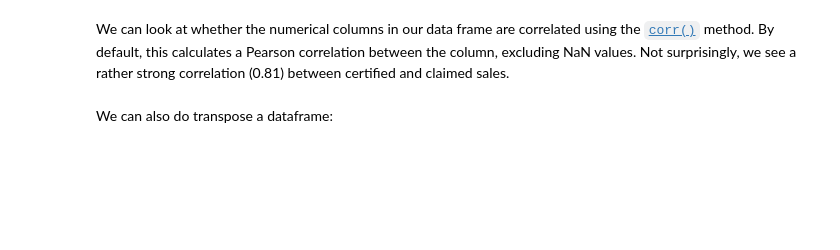
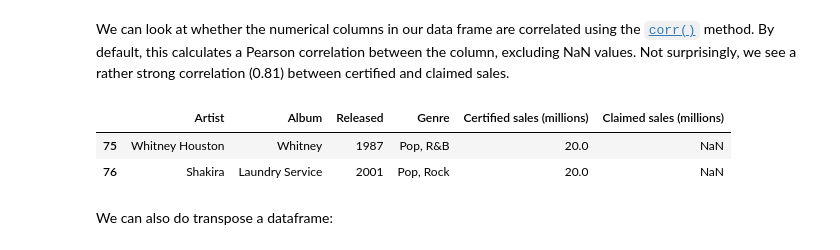
Before and after one commit to noah18c/Data_analysis, a Jupyter notebook: clinic_1/pandas-tutorial/clinic1-inclass.ipynb, the cells around one changed output. Cells and saved outputs as stored; diff of their text form; code cells hidden in the pictures; blank space fills up the shorter version.

```diff
--- a/clinic_1/pandas-tutorial/clinic1-inclass.ipynb
+++ b/clinic_1/pandas-tutorial/clinic1-inclass.ipynb
@@ -593,6 +1065,11 @@ hit_albums["Artist"].value_counts()
 We can look at whether the numerical columns in our data frame are correlated using the [`corr()`](http://pandas.pydata.org/pandas-docs/stable/generated/pandas.DataFrame.corr.html) method. By default, this calculates a Pearson correlation between the column, excluding NaN values. Not surprisingly, we see a rather strong correlation (0.81) between certified and claimed sales.
 # %%
 hit_albums.iloc[:,-2:].corr()
+hit_albums.iloc[-2:,:]
+# %% [output]
+|  | Artist | Album | Released | Genre | Certified sales (millions) | Claimed sales (millions) |
+| 75 | Whitney Houston | Whitney | 1987 | Pop, R&B | 20.0 | NaN |
+| 76 | Shakira | Laundry Service | 2001 | Pop, Rock | 20.0 | NaN |
 # %% [markdown]
 We can also do transpose a dataframe:
 # %%
```
Also changed, not shown: parts of 115 cells of this notebook, 5 other files.
